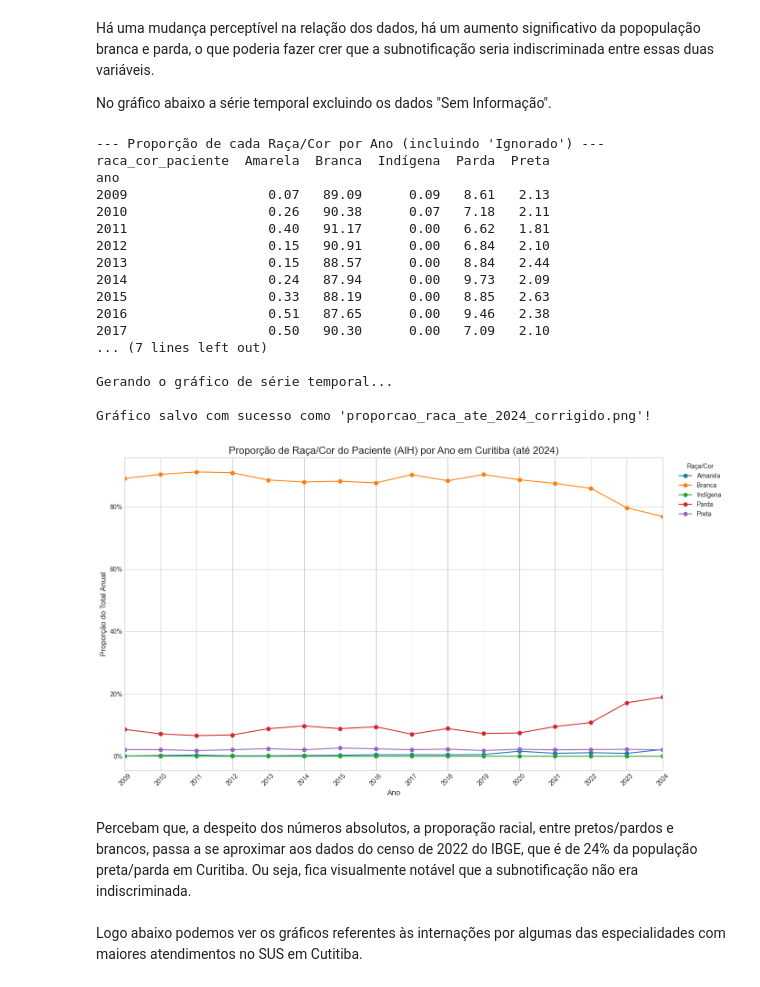
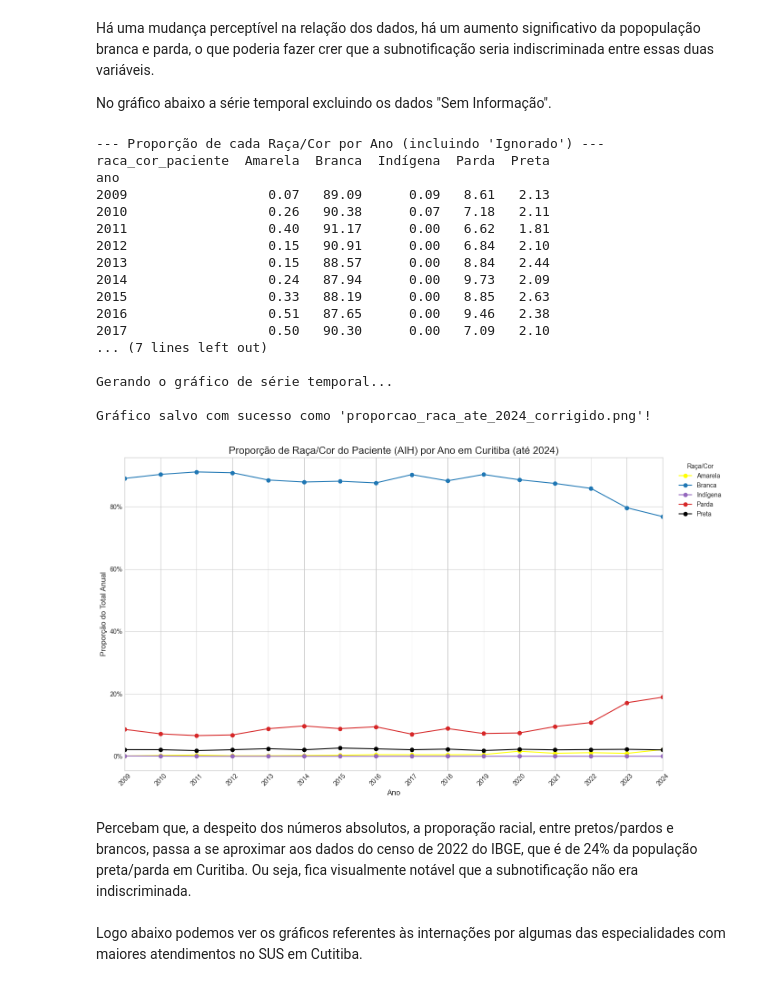
Before and after one commit to Lucasmsorretino/visuDados-storyTelling, a Jupyter notebook: trablho1.ipynb, the cells around one changed output. Saved outputs shown, nothing was run; the diff lists cells and outputs as text; code cells hidden in the pictures.

```diff
--- a/trablho1.ipynb
+++ b/trablho1.ipynb
@@ -45,6 +47,18 @@ Cópia do DataFrame criada para processamento.
 # %% [markdown]
 O gráfico abaixo é um simples cruzamento de dados sobre os atendimentos de internação hospitalar com base na raça. Repare que o "sem informação" é quando a raça não é informada.
 # %%
+# DEFININDO CONSISTÊNCIA NO PADRÃO DE CORES
+
+CORES_RACAS = {
+    'Branca': '#1f77b4',    # Azul
+    'Parda': '#d62728',     # Vermelho
+    'Preta': '#000000',     # Preto
+    'Amarela': '#ffff00',   # Amarelo
+    'Indígena': '#9467bd',  # Roxo
+    'Sem Informação': '#808080'  # Cinza para "Sem Informação"
+}
+
+
     # --- PREPARAÇÃO DOS DADOS ---
 df_filtrado = df.dropna(subset=['ano', 'raca_cor_paciente'])
     # 1. Cria uma tabela de contagem com anos nas linhas e raça/cor nas colunas
@@ -61,15 +75,19 @@ contagens = pd.crosstab(df_filtrado21['ano'], df_filtrado21['raca_cor_paciente']
 proporcoes = contagens.div(contagens.sum(axis=1), axis=0)
 proporcoes.sort_index(inplace=True) # Garante a ordem dos anos
 
-    # --- GERAÇÃO DO GRÁFICO ---
+
+# --- GERAÇÃO DO GRÁFICO COM CORES CONSISTENTES ---
 print("\nGerando o gráfico com limites de eixo ajustados...")
 
 plt.style.use('seaborn-v0_8-whitegrid')
 fig, ax = plt.subplots(figsize=(14, 8))
 
-proporcoes.plot(kind='line', marker='o', ax=ax)
+# Aplica as cores definidas
+cores_ordenadas = [CORES_RACAS.get(col, '#gray') for col in proporcoes.columns]
+proporcoes.plot(kind='line', marker='o', ax=ax, color=cores_ordenadas)
 
-    # --- FORMATAÇÃO E SOLUÇÃO DO PROBLEMA ---
+
+    # --- FORMATAÇÃO  ---
 
     # Define o título e os rótulos
 ax.set_title('Proporção de Raça/Cor do Paciente (AIH) por Ano em Curitiba (até 2021)', fontsize=16)
@@ -81,7 +99,7 @@ ax.yaxis.set_major_formatter(mticker.PercentFormatter(xmax=1.0))
 ax.set_xticks(proporcoes.index)
 plt.xticks(rotation=45)
 
-    # (A SOLUÇÃO) Define o limite do eixo X para começar e terminar exatamente com os dados
+    # Define o limite do eixo X para começar e terminar exatamente com os dados
 ano_inicio = proporcoes.index.min()
 ano_fim = proporcoes.index.max()
 ax.set_xlim(ano_inicio, ano_fim)
@@ -187,14 +207,15 @@ proporcoes = contagens.div(contagens.sum(axis=1), axis=0)
 print("\n--- Proporção de cada Raça/Cor por Ano (incluindo 'Ignorado') ---")
 print((proporcoes * 100).round(2))
 
-    # --- GERAÇÃO DO GRÁFICO ---
+# --- GERAÇÃO DO GRÁFICO COM CORES CONSISTENTES ---
 print("\nGerando o gráfico de série temporal...")
 
 plt.style.use('seaborn-v0_8-whitegrid')
 fig, ax = plt.subplots(figsize=(14, 8))
 
-    # Plota automaticamente cada coluna (cada raça/cor) como uma linha separada
-proporcoes.plot(kind='line', marker='o', ax=ax)
+# Aplica as cores definidas
+cores_ordenadas = [CORES_RACAS.get(col, '#gray') for col in proporcoes.columns]
+proporcoes.plot(kind='line', marker='o', ax=ax, color=cores_ordenadas)
 
     # Formatação do gráfico
 
@@ -208,39 +229,39 @@ ax.yaxis.set_major_formatter(mticker.PercentFormatter(xmax=1.0))
 ax.set_xticks(proporcoes.index)
 plt.xticks(rotation=45)
 
-    # (A SOLUÇÃO) Define o limite do eixo X para começar e terminar exatamente com os dados
+    # Define o limite do eixo X para começar e terminar exatamente com os dados
 ano_inicio = proporcoes.index.min()
 ano_fim = proporcoes.index.max()
 ax.set_xlim(ano_inicio, ano_fim)
 
     # Move a legenda para fora do gráfico
 ax.legend(title='Raça/Cor', bbox_to_anchor=(1.02, 1), loc='upper left')
 
 plt.tight_layout()
 
     # Salva o gráfico
 caminho_saida_grafico = 'proporcao_raca_ate_2024_corrigido.png'
 plt.savefig(caminho_saida_grafico)
 
 print(f"\nGráfico salvo com sucesso como '{caminho_saida_grafico}'!")
 # %% [output]
 --- Proporção de cada Raça/Cor por Ano (incluindo 'Ignorado') ---
 raca_cor_paciente  Amarela  Branca  Indígena  Parda  Preta
 ano
 2009                  0.07   89.09      0.09   8.61   2.13
 2010                  0.26   90.38      0.07   7.18   2.11
 2011                  0.40   91.17      0.00   6.62   1.81
 2012                  0.15   90.91      0.00   6.84   2.10
 2013                  0.15   88.57      0.00   8.84   2.44
 2014                  0.24   87.94      0.00   9.73   2.09
 2015                  0.33   88.19      0.00   8.85   2.63
 2016                  0.51   87.65      0.00   9.46   2.38
 2017                  0.50   90.30      0.00   7.09   2.10
 ... (7 lines left out)
 
 Gerando o gráfico de série temporal...
 
 Gráfico salvo com sucesso como 'proporcao_raca_ate_2024_corrigido.png'!
-[figure, old version]
+[figure, new version]
 # %% [markdown]
 Percebam que, a despeito dos números absolutos, a proporação racial, entre pretos/pardos e brancos, passa a se aproximar aos dados do censo de 2022 do IBGE, que é de 24% da população preta/parda em Curitiba. Ou seja, fica visualmente notável que a subnotificação não era indiscriminada.<br><br>Logo abaixo podemos ver os gráficos referentes às internações por  algumas das especialidades com maiores atendimentos no SUS em Cutitiba.
```
Also changed, not shown: parts of 13 cells of this notebook, 7 other files.
